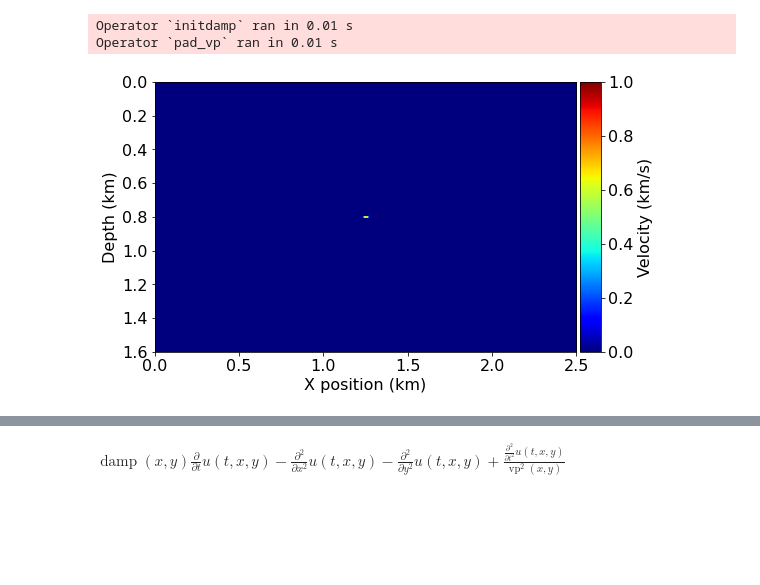
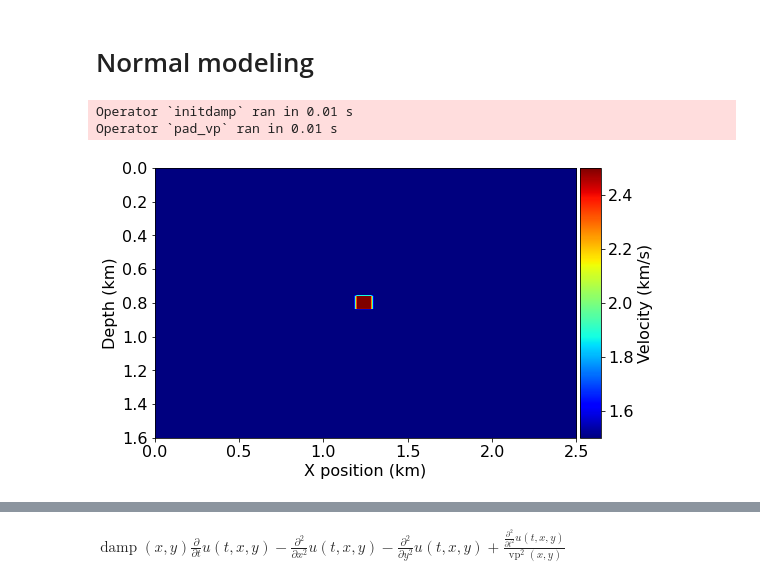
Before and after one commit to AtilaSaraiva/Devito-playbox, a Jupyter notebook: Born Modeling.ipynb, the cells around one changed output, grey strips where cells are left out. Drawn from its saved outputs; the diff is of its cells as text; code cells hidden in the pictures; blank space fills up the shorter version.

```diff
--- a/Born Modeling.ipynb
+++ b/Born Modeling.ipynb
@@ -3,19 +3,22 @@ import devito
 from matplotlib import pyplot as plt
 import numpy as np
 %matplotlib inline
+# %% [markdown]
+# Normal modeling
 # %%
 from examples.seismic import Model, plot_velocity
 
 shape = (101, 201)
 spacing = (25,8)
 origin = (0., 0.)
 
-vel = np.zeros(shape, dtype=np.float32)
-vel[shape[0]//2, shape[1]//2] = 1.
+vel = np.empty(shape, dtype=np.float32)
+vel[:,:] = 1.5
+vel[shape[0]//2-2:shape[0]//2+2, (shape[1]//2-5):(shape[1]//2+5)] = 2.5
 
 model = Model(vp=vel, origin=origin, shape=shape, spacing=spacing, space_order=2, nbl=20, bcs="damp")
 plot_velocity(model)
 # %% [output]
 Operator `initdamp` ran in 0.01 s
 Operator `pad_vp` ran in 0.01 s
-[figure, old version]
+[figure, new version]
```
Also changed, not shown: parts of 15 cells of this notebook, 2 other files.
